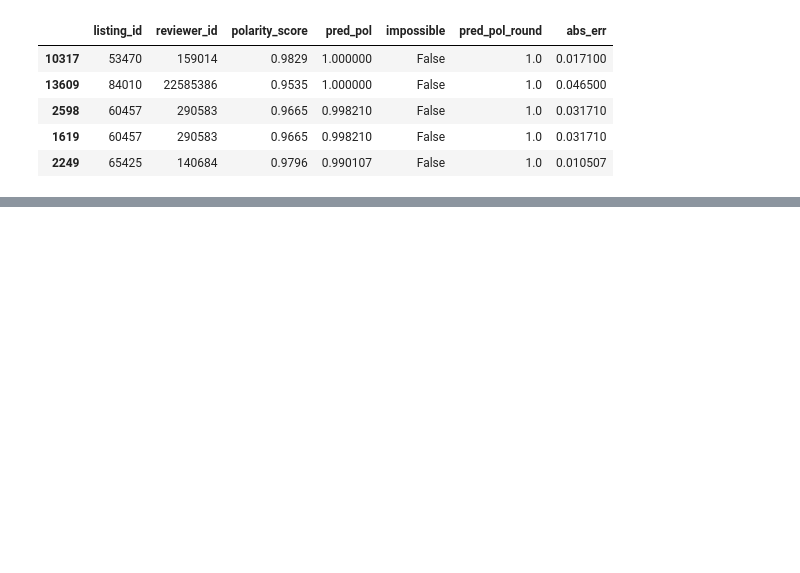
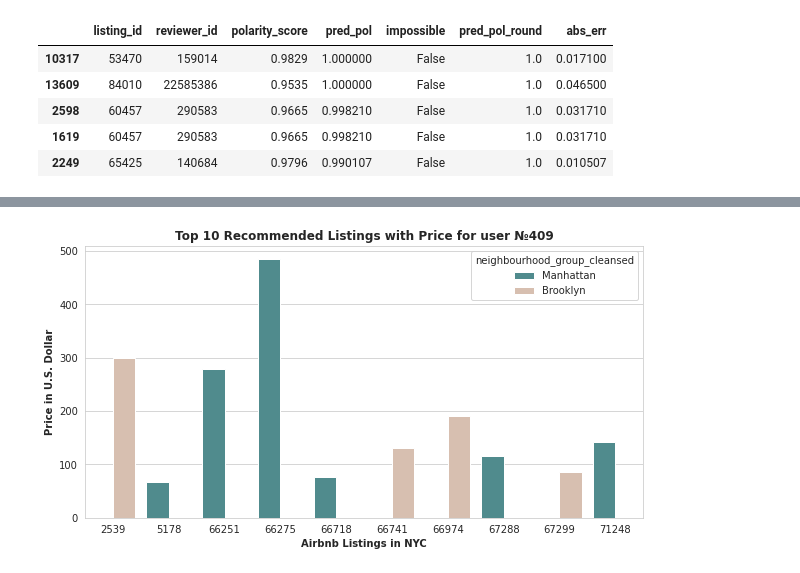
Before and after one commit to kamalova/Airbnb-Recommendation-Engine-NLP, a Jupyter notebook: notebooks/Recommendation_Engine.ipynb, the cells around one changed output, grey strips where cells are left out. Saved outputs shown, nothing was run; the diff lists cells and outputs as text; code cells hidden in the pictures; blank space fills up the shorter version.

```diff
--- a/notebooks/Recommendation_Engine.ipynb
+++ b/notebooks/Recommendation_Engine.ipynb
@@ -292,0 +292,22 @@ df_top.head(10)
+# %%
+# Upload listings dataFrame
+listings = pd.read_csv('/content/listings.csv', usecols = ['id','name','host_name','neighbourhood_cleansed',
+                                                           'neighbourhood_group_cleansed','price'])
+# %%
+# Drop duplicate values
+listings = listings.drop_duplicates(subset='id', keep="last")
+# %%
+# Filter recommended listing along with other informations
+rec_1 = listings[listings['id']==5178]
+rec_2 = listings[listings['id']==2539]
+rec_3 = listings[listings['id']==71248]
+rec_4 = listings[listings['id']==66251]
+rec_5 = listings[listings['id']==66275]
+rec_6 = listings[listings['id']==66718]
+rec_7 = listings[listings['id']==66741]
+rec_8 = listings[listings['id']==66974]
+rec_9 = listings[listings['id']==67288]
+rec_10 = listings[listings['id']==67299]
+# %%
+# creatinf final recomendation DataFrame
+final = pd.concat([rec_1, rec_2, rec_3,rec_4,rec_5,rec_6,rec_7,rec_8,rec_9,rec_10], ignore_index=True)
@@ -292,0 +328,10 @@ df_top.head(10)
+# %%
+# PLot top 10 Recommended Listings
+plt.figure(figsize=(10,5))
+ax = sns.barplot(y = final['price'], x = final['id'],
+                 data = final,  hue='neighbourhood_group_cleansed', palette=['#469597','#DDBEAA'])
+plt.title('Top 10 Recommended Listings with Price for user №409',fontweight="bold")
+ax.set_xlabel('Airbnb Listings in NYC', fontweight="bold")
+ax.set_ylabel('Price in U.S. Dollar', fontweight="bold");
+# %% [output]
+[figure, added]
```
Also changed, not shown: parts of 30 cells of this notebook.
